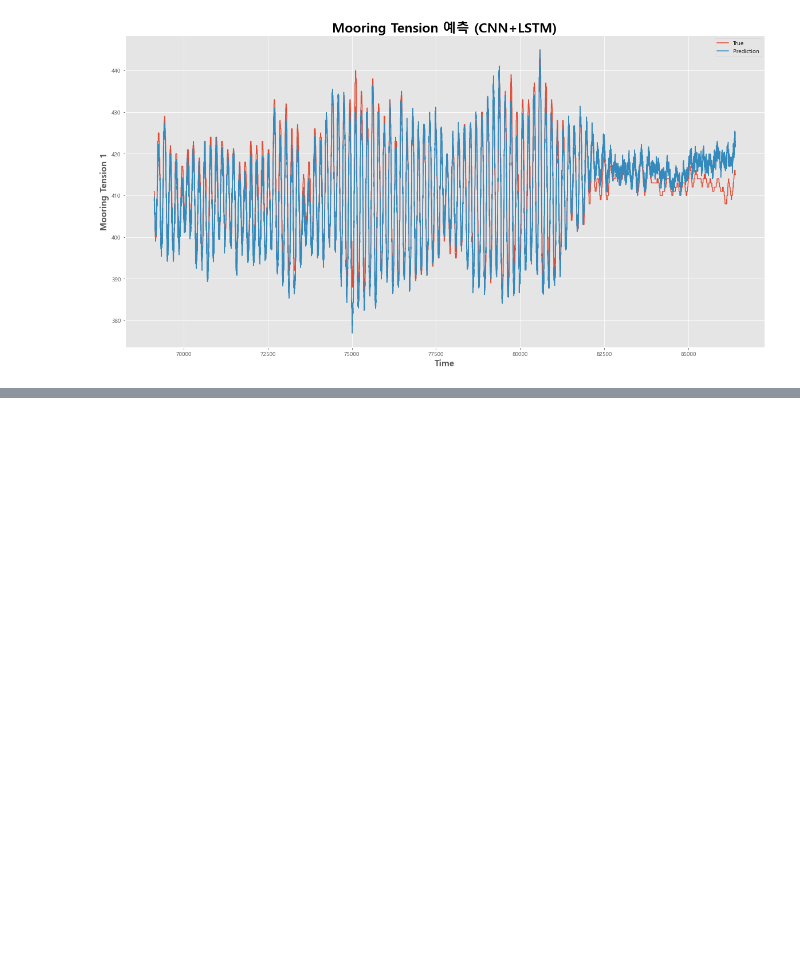
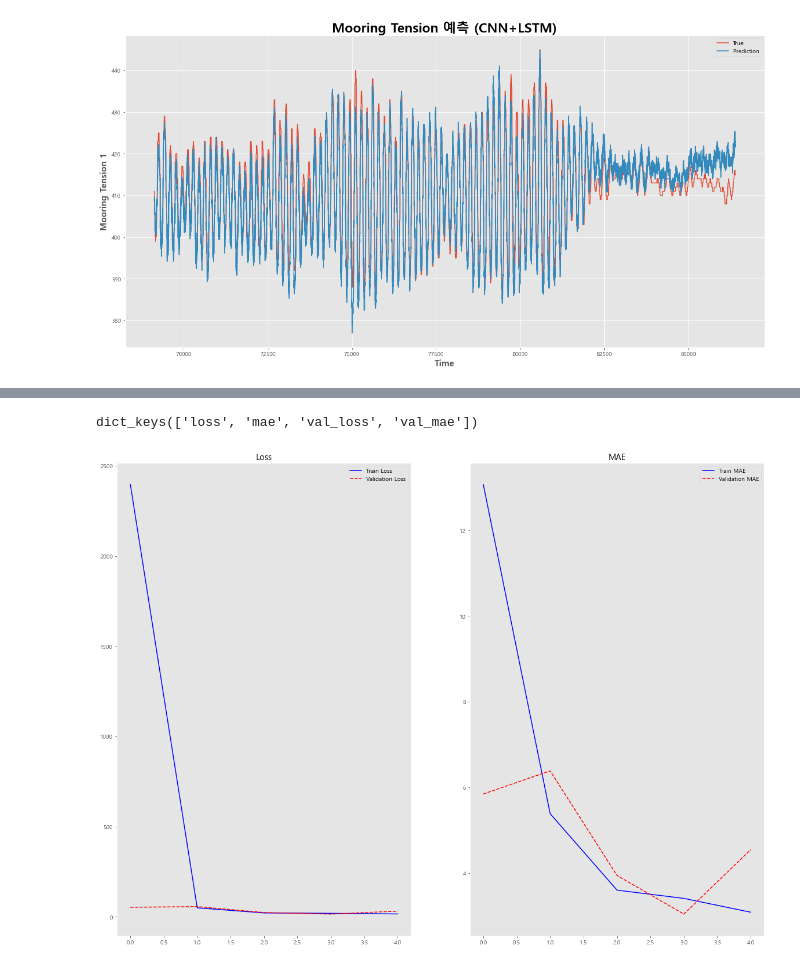
Before and after one commit to DONGRYEOLLEE1/Project, a Jupyter notebook: Baron System/Baron_Modeling(LSTM,GRU,CNN+LSTM,IRNN).ipynb, the cells around one changed output, grey strips where cells are left out. Drawn from its saved outputs; the diff is of its cells as text; code cells hidden in the pictures; blank space fills up the shorter version.

```diff
--- a/Baron System/Baron_Modeling(LSTM,GRU,CNN+LSTM).ipynb
+++ b/Baron System/Baron_Modeling(LSTM,GRU,CNN+LSTM,IRNN).ipynb
@@ -453,0 +522,14 @@ plt.show()
+# %%
+model_gru = Sequential()
+model_gru.add(GRU(50, activation = 'relu', return_sequences = True, input_shape = (44, 1)))
+model_gru.add(Dropout(0.2))
+model_gru.add(GRU(60, activation = 'relu', return_sequences = True))
+model_gru.add(GRU(80, activation = 'relu', return_sequences = True))
+model_gru.add(GRU(100, activation = 'relu'))
+
+model_gru.add(Dense(1, activation = 'relu'))
+model_gru.compile(loss = 'mean_squared_error',
+             optimizer = 'adam',
+             metrics = ['mae'])
+
+model_gru.summary()
@@ -453,0 +554,5 @@ plt.show()
+# %%
+hist_ = model_gru.fit(x_train, y_train,
+                     epochs = 5,
+                     batch_size = 32,
+                     validation_data = (x_test, y_test))
@@ -453,0 +570,25 @@ plt.show()
+# %%
+hist_.history.keys()
+# %% [output]
+dict_keys(['loss', 'mae', 'val_loss', 'val_mae'])
+# %%
+epochs = range(5)
+plt.figure(figsize = (20, 15))
+
+plt.subplot(1, 2, 1)
+plt.plot(epochs, hist_.history['loss'], 'b-', label = 'Train Loss')
+plt.plot(epochs, hist_.history['val_loss'] ,  'r--', label = 'Validation Loss')
+plt.title('Loss')
+plt.grid()
+plt.legend()
+
+plt.subplot(1, 2, 2)
+plt.plot(epochs, hist_.history['mae'], 'b-', label = 'Train MAE')
+plt.plot(epochs, hist_.history['val_mae'] ,  'r--', label = 'Validation MAE')
+plt.title('MAE')
+plt.grid()
+plt.legend()
+
+plt.show()
+# %% [output]
+[figure, added]
```
Also changed, not shown: parts of 12 cells of this notebook.
